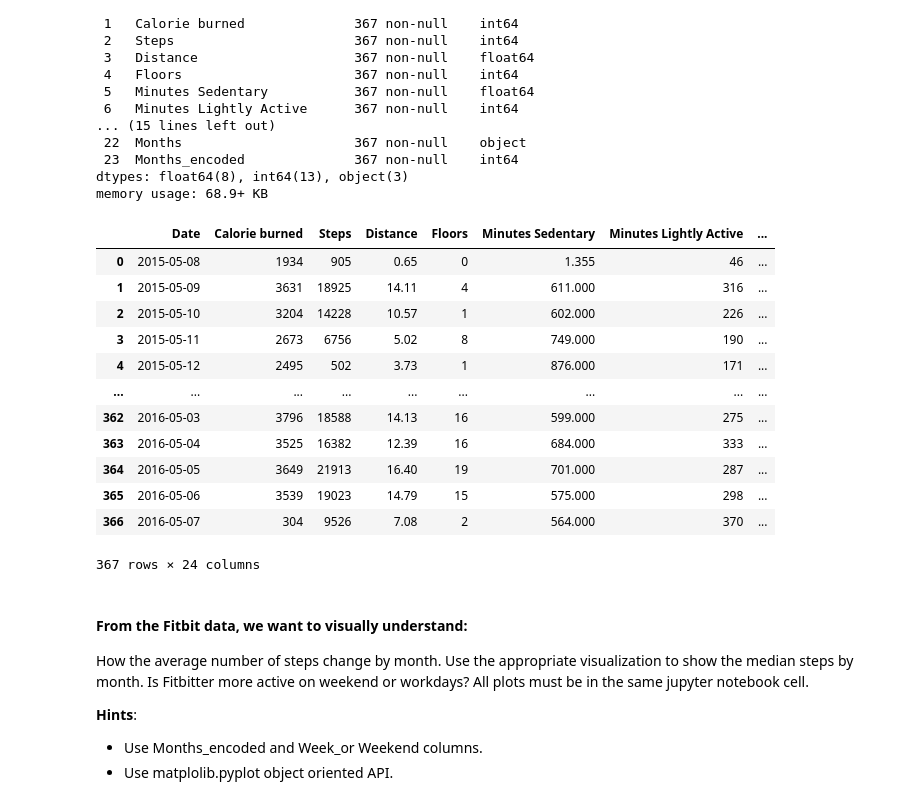
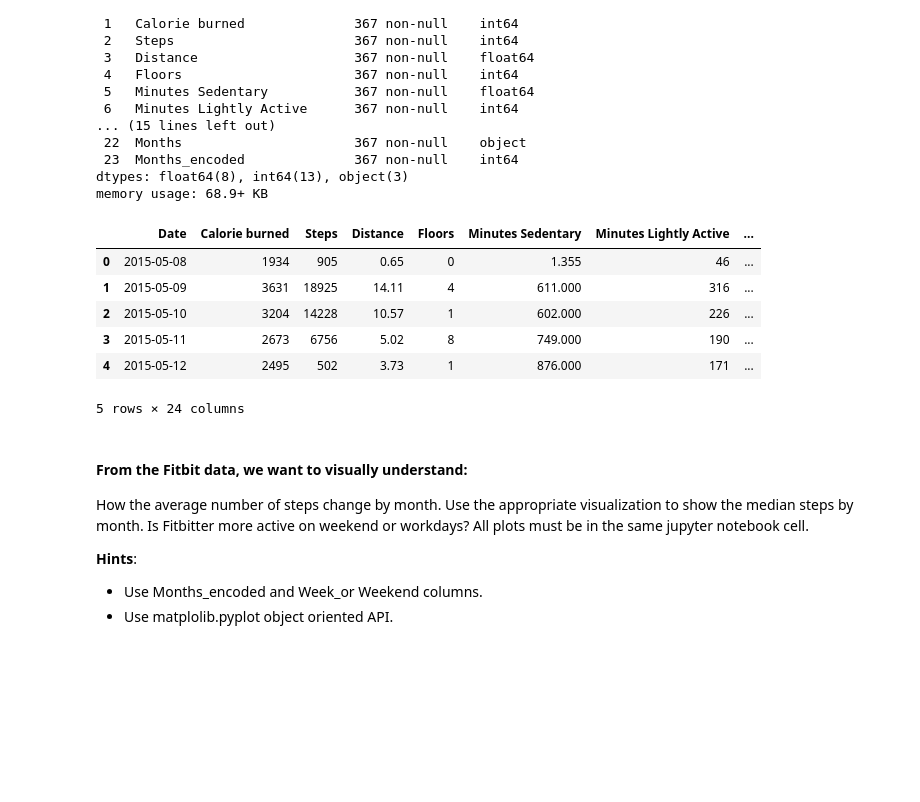
Before and after one commit to javiergispert/dataptmad0522_labs, a Jupyter notebook: module-2/matplotlib-seaborn/your-code/main.ipynb, the cells around one changed output. Saved outputs shown, nothing was run; the diff lists cells and outputs as text; code cells hidden in the pictures; blank space fills up the shorter version.

```diff
--- a/module-2/matplotlib-seaborn/your-code/main.ipynb
+++ b/module-2/matplotlib-seaborn/your-code/main.ipynb
@@ -158,21 +157,15 @@ Data columns (total 24 columns):
 dtypes: float64(8), int64(13), object(3)
 memory usage: 68.9+ KB
 # %%
-fitbit
+fitbit.head()
 # %% [output]
 |  | Date | Calorie burned | Steps | Distance | Floors | Minutes Sedentary | Minutes Lightly Active | ... |
 | 0 | 2015-05-08 | 1934 | 905 | 0.65 | 0 | 1.355 | 46 | ... |
 | 1 | 2015-05-09 | 3631 | 18925 | 14.11 | 4 | 611.000 | 316 | ... |
 | 2 | 2015-05-10 | 3204 | 14228 | 10.57 | 1 | 602.000 | 226 | ... |
 | 3 | 2015-05-11 | 2673 | 6756 | 5.02 | 8 | 749.000 | 190 | ... |
 | 4 | 2015-05-12 | 2495 | 502 | 3.73 | 1 | 876.000 | 171 | ... |
-| ... | ... | ... | ... | ... | ... | ... | ... | ... |
-| 362 | 2016-05-03 | 3796 | 18588 | 14.13 | 16 | 599.000 | 275 | ... |
-| 363 | 2016-05-04 | 3525 | 16382 | 12.39 | 16 | 684.000 | 333 | ... |
-| 364 | 2016-05-05 | 3649 | 21913 | 16.40 | 19 | 701.000 | 287 | ... |
-| 365 | 2016-05-06 | 3539 | 19023 | 14.79 | 15 | 575.000 | 298 | ... |
-| 366 | 2016-05-07 | 304 | 9526 | 7.08 | 2 | 564.000 | 370 | ... |
-367 rows × 24 columns
+5 rows × 24 columns
 # %% [markdown]
 #### From the Fitbit data, we want to visually understand:
 
```
Also changed, not shown: parts of 5 cells of this notebook.
